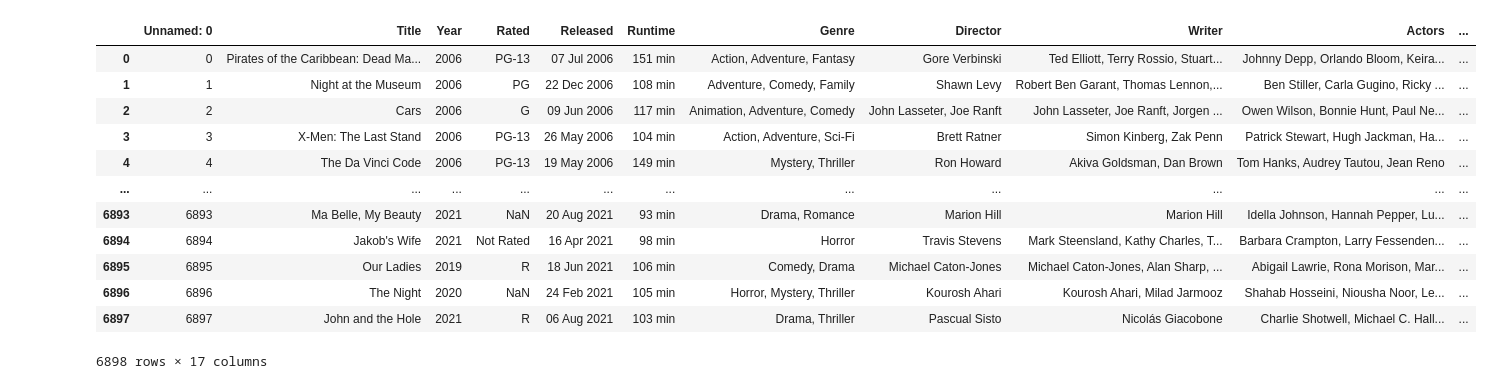
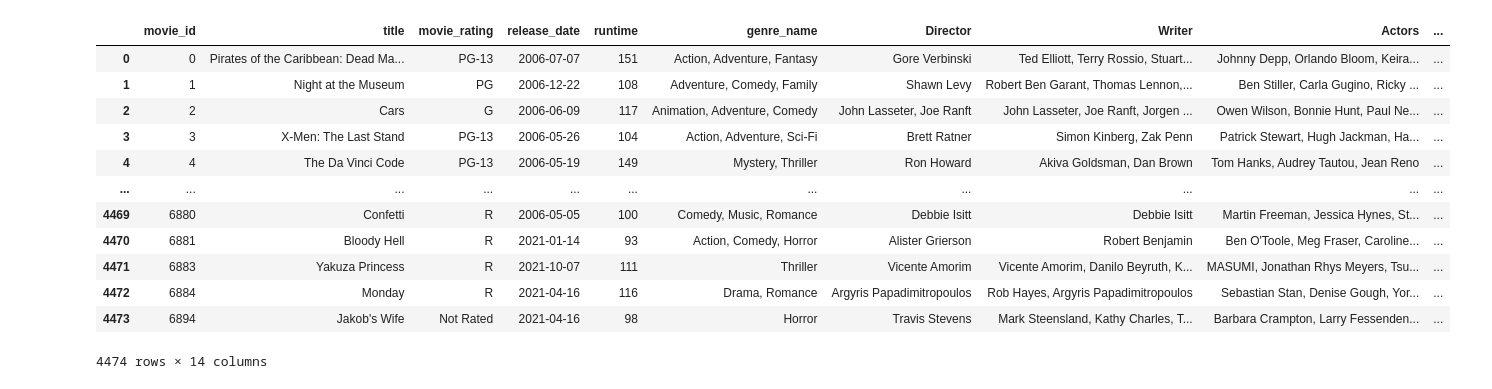
Before and after one commit to ashleighdevito/final_project, a Jupyter notebook: movie_list/trend_scrape.ipynb, the cells around one changed output. Drawn from its saved outputs; the diff is of its cells as text; code cells hidden in the pictures.

```diff
--- a/movie_list/trend_scrape.ipynb
+++ b/movie_list/trend_scrape.ipynb
@@ -7,19 +10,19 @@ from dateutil.relativedelta import relativedelta
 pytrend = TrendReq(hl='en-US', tz=360)
 # %%
 # Import movie titles and release dates
-movie_df = pd.read_csv("output/complete_movie_list_df.csv")
+movie_df = pd.read_csv("output/clean_df.csv")
 movie_df
 # %% [output]
-|  | Unnamed: 0 | Title | Year | Rated | Released | Runtime | Genre | Director | Writer | Actors | ... |
-| 0 | 0 | Pirates of the Caribbean: Dead Ma... | 2006 | PG-13 | 07 Jul 2006 | 151 min | Action, Adventure, Fantasy | Gore Verbinski | Ted Elliott, Terry Rossio, Stuart... | Johnny Depp, Orlando Bloom, Keira... | ... |
-| 1 | 1 | Night at the Museum | 2006 | PG | 22 Dec 2006 | 108 min | Adventure, Comedy, Family | Shawn Levy | Robert Ben Garant, Thomas Lennon,... | Ben Stiller, Carla Gugino, Ricky ... | ... |
-| 2 | 2 | Cars | 2006 | G | 09 Jun 2006 | 117 min | Animation, Adventure, Comedy | John Lasseter, Joe Ranft | John Lasseter, Joe Ranft, Jorgen ... | Owen Wilson, Bonnie Hunt, Paul Ne... | ... |
-| 3 | 3 | X-Men: The Last Stand | 2006 | PG-13 | 26 May 2006 | 104 min | Action, Adventure, Sci-Fi | Brett Ratner | Simon Kinberg, Zak Penn | Patrick Stewart, Hugh Jackman, Ha... | ... |
-| 4 | 4 | The Da Vinci Code | 2006 | PG-13 | 19 May 2006 | 149 min | Mystery, Thriller | Ron Howard | Akiva Goldsman, Dan Brown | Tom Hanks, Audrey Tautou, Jean Reno | ... |
-| ... | ... | ... | ... | ... | ... | ... | ... | ... | ... | ... | ... |
-| 6893 | 6893 | Ma Belle, My Beauty | 2021 | NaN | 20 Aug 2021 | 93 min | Drama, Romance | Marion Hill | Marion Hill | Idella Johnson, Hannah Pepper, Lu... | ... |
-| 6894 | 6894 | Jakob's Wife | 2021 | Not Rated | 16 Apr 2021 | 98 min | Horror | Travis Stevens | Mark Steensland, Kathy Charles, T... | Barbara Crampton, Larry Fessenden... | ... |
-| 6895 | 6895 | Our Ladies | 2019 | R | 18 Jun 2021 | 106 min | Comedy, Drama | Michael Caton-Jones | Michael Caton-Jones, Alan Sharp, ... | Abigail Lawrie, Rona Morison, Mar... | ... |
-| 6896 | 6896 | The Night | 2020 | NaN | 24 Feb 2021 | 105 min | Horror, Mystery, Thriller | Kourosh Ahari | Kourosh Ahari, Milad Jarmooz | Shahab Hosseini, Niousha Noor, Le... | ... |
-| 6897 | 6897 | John and the Hole | 2021 | R | 06 Aug 2021 | 103 min | Drama, Thriller | Pascual Sisto | Nicolás Giacobone | Charlie Shotwell, Michael C. Hall... | ... |
+|  | movie_id | title | movie_rating | release_date | runtime | genre_name | Director | Writer | Actors | ... |
+| 0 | 0 | Pirates of the Caribbean: Dead Ma... | PG-13 | 2006-07-07 | 151 | Action, Adventure, Fantasy | Gore Verbinski | Ted Elliott, Terry Rossio, Stuart... | Johnny Depp, Orlando Bloom, Keira... | ... |
+| 1 | 1 | Night at the Museum | PG | 2006-12-22 | 108 | Adventure, Comedy, Family | Shawn Levy | Robert Ben Garant, Thomas Lennon,... | Ben Stiller, Carla Gugino, Ricky ... | ... |
+| 2 | 2 | Cars | G | 2006-06-09 | 117 | Animation, Adventure, Comedy | John Lasseter, Joe Ranft | John Lasseter, Joe Ranft, Jorgen ... | Owen Wilson, Bonnie Hunt, Paul Ne... | ... |
+| 3 | 3 | X-Men: The Last Stand | PG-13 | 2006-05-26 | 104 | Action, Adventure, Sci-Fi | Brett Ratner | Simon Kinberg, Zak Penn | Patrick Stewart, Hugh Jackman, Ha... | ... |
+| 4 | 4 | The Da Vinci Code | PG-13 | 2006-05-19 | 149 | Mystery, Thriller | Ron Howard | Akiva Goldsman, Dan Brown | Tom Hanks, Audrey Tautou, Jean Reno | ... |
+| ... | ... | ... | ... | ... | ... | ... | ... | ... | ... | ... |
+| 4469 | 6880 | Confetti | R | 2006-05-05 | 100 | Comedy, Music, Romance | Debbie Isitt | Debbie Isitt | Martin Freeman, Jessica Hynes, St... | ... |
+| 4470 | 6881 | Bloody Hell | R | 2021-01-14 | 93 | Action, Comedy, Horror | Alister Grierson | Robert Benjamin | Ben O'Toole, Meg Fraser, Caroline... | ... |
+| 4471 | 6883 | Yakuza Princess | R | 2021-10-07 | 111 | Thriller | Vicente Amorim | Vicente Amorim, Danilo Beyruth, K... | MASUMI, Jonathan Rhys Meyers, Tsu... | ... |
+| 4472 | 6884 | Monday | R | 2021-04-16 | 116 | Drama, Romance | Argyris Papadimitropoulos | Rob Hayes, Argyris Papadimitropoulos | Sebastian Stan, Denise Gough, Yor... | ... |
+| 4473 | 6894 | Jakob's Wife | Not Rated | 2021-04-16 | 98 | Horror | Travis Stevens | Mark Steensland, Kathy Charles, T... | Barbara Crampton, Larry Fessenden... | ... |
-6898 rows × 17 columns
+4474 rows × 14 columns
```
Also changed, not shown: parts of 8 cells of this notebook, 2 other files.
